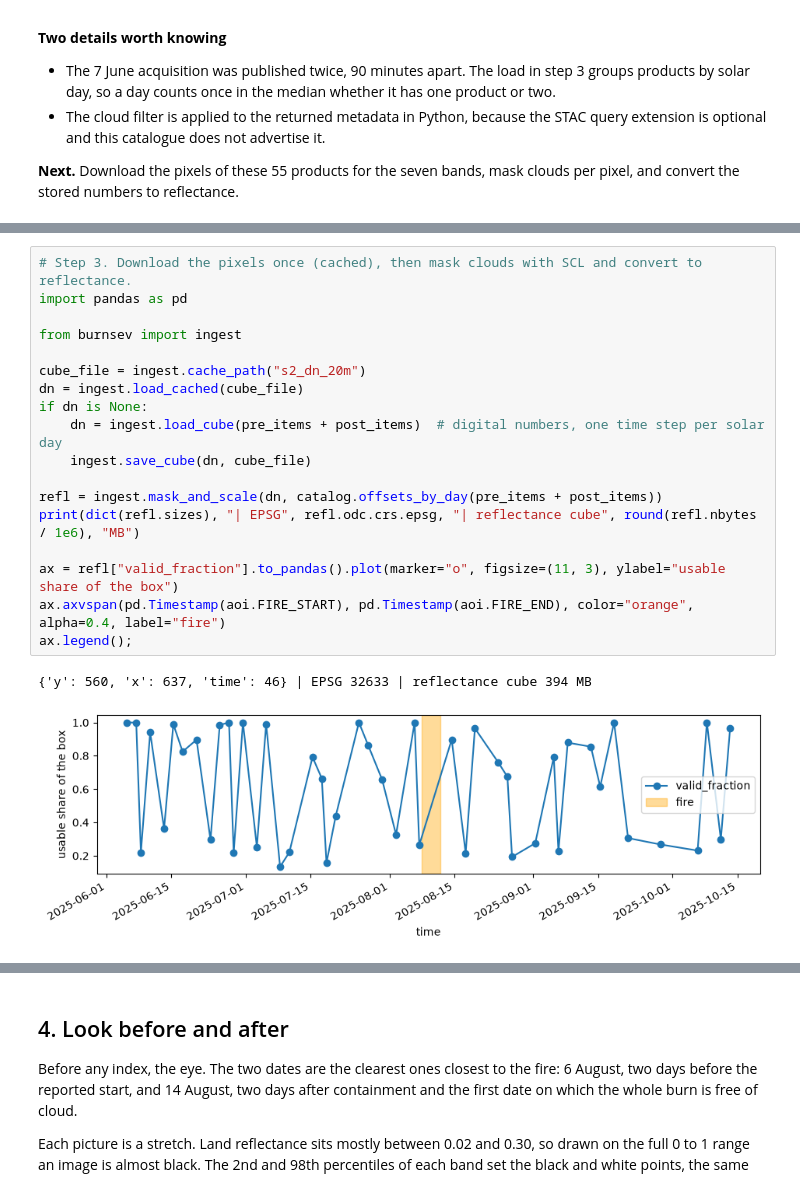
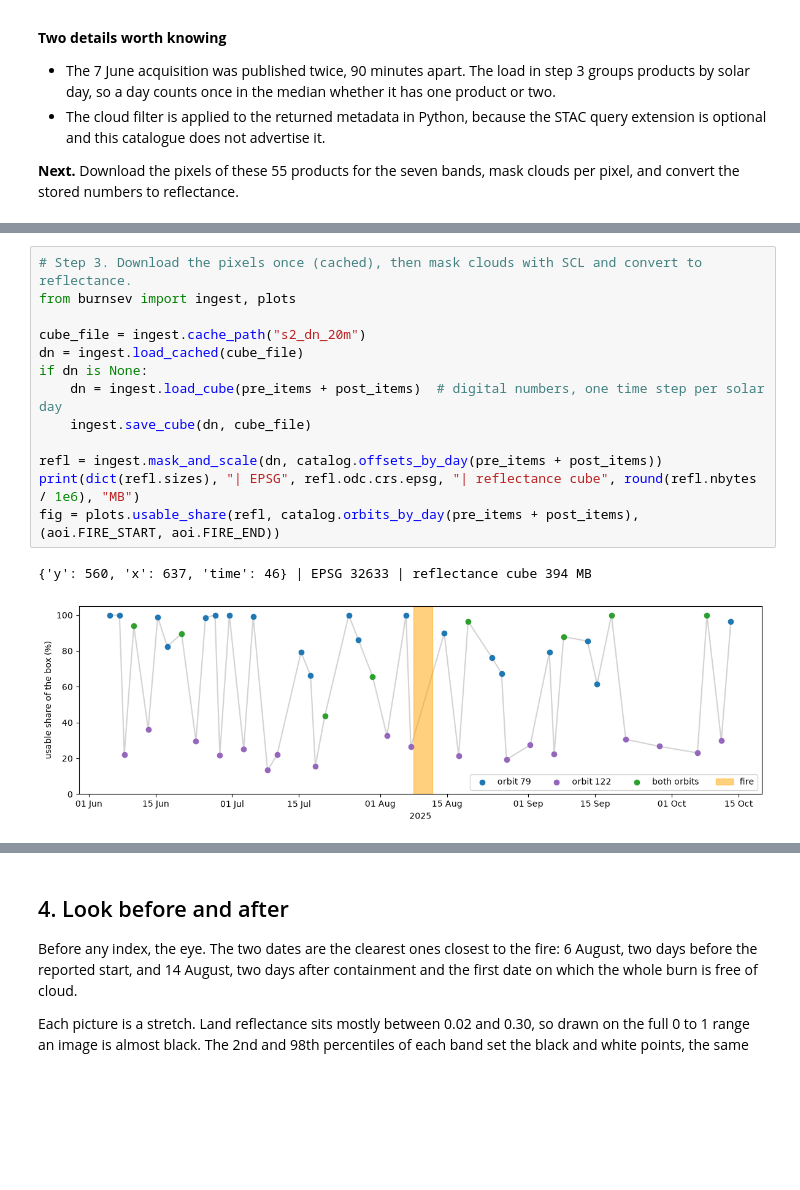
Before and after one commit to Black-Lights/vesuvius-burn-severity, a Jupyter notebook: vesuvius_burn_severity.ipynb, the cells around one changed output, grey strips where cells are left out. Drawn from its saved outputs; the diff is of its cells as text; blank space fills up the shorter version.

```diff
--- a/vesuvius_burn_severity.ipynb
+++ b/vesuvius_burn_severity.ipynb
@@ -129,23 +131,18 @@ The whole cube stays in memory without dask: about fifty dates, seven bands, 560
 # %%
 # Step 3. Download the pixels once (cached), then mask clouds with SCL and convert to reflectance.
-import pandas as pd
-
-from burnsev import ingest
+from burnsev import ingest, plots
 
 cube_file = ingest.cache_path("s2_dn_20m")
 dn = ingest.load_cached(cube_file)
 if dn is None:
     dn = ingest.load_cube(pre_items + post_items)  # digital numbers, one time step per solar day
     ingest.save_cube(dn, cube_file)
 
 refl = ingest.mask_and_scale(dn, catalog.offsets_by_day(pre_items + post_items))
 print(dict(refl.sizes), "| EPSG", refl.odc.crs.epsg, "| reflectance cube", round(refl.nbytes / 1e6), "MB")
-
-ax = refl["valid_fraction"].to_pandas().plot(marker="o", figsize=(11, 3), ylabel="usable share of the box")
-ax.axvspan(pd.Timestamp(aoi.FIRE_START), pd.Timestamp(aoi.FIRE_END), color="orange", alpha=0.4, label="fire")
-ax.legend();
+fig = plots.usable_share(refl, catalog.orbits_by_day(pre_items + post_items), (aoi.FIRE_START, aoi.FIRE_END))
 # %% [output]
 {'y': 560, 'x': 637, 'time': 46} | EPSG 32633 | reflectance cube 394 MB
-[figure, old version]
+[figure, new version]
 # %% [markdown]
 **What the run shows**
```
Also changed, not shown: parts of 3 cells of this notebook, 5 other files.
